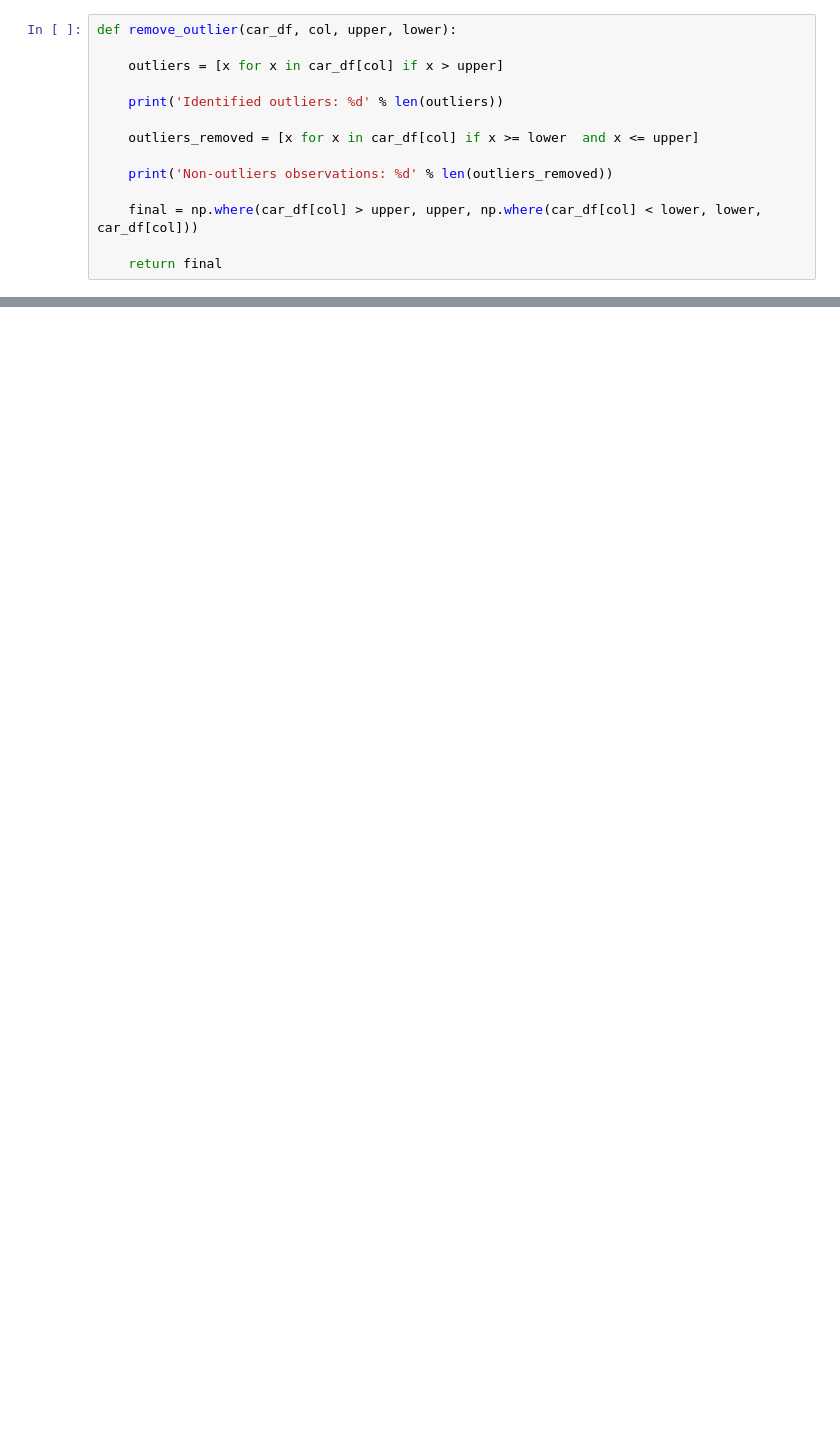
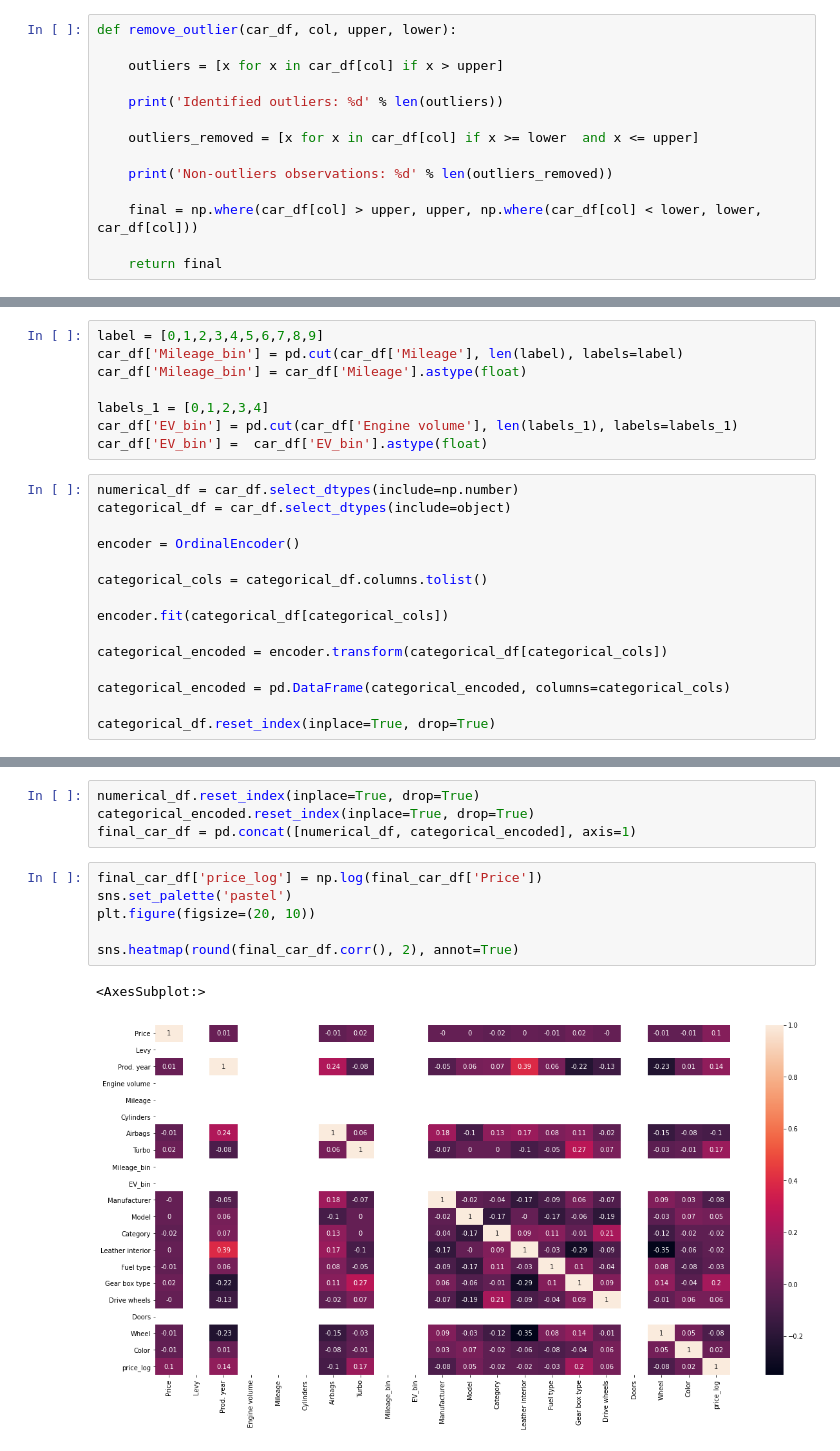
Before and after one commit to wessware/car_price_prediction_DL, a Jupyter notebook: car_price_prediction_DL.ipynb, the cells around one changed output, grey strips where cells are left out. Saved outputs shown, nothing was run; the diff lists cells and outputs as text; blank space fills up the shorter version.

```diff
--- a/car_price_prediction_DL.ipynb
+++ b/car_price_prediction_DL.ipynb
@@ -225,0 +258,23 @@ def remove_outlier(car_df, col, upper, lower):
+# %%
+label = [0,1,2,3,4,5,6,7,8,9]
+car_df['Mileage_bin'] = pd.cut(car_df['Mileage'], len(label), labels=label)
+car_df['Mileage_bin'] = car_df['Mileage'].astype(float)
+
+labels_1 = [0,1,2,3,4]
+car_df['EV_bin'] = pd.cut(car_df['Engine volume'], len(labels_1), labels=labels_1)
+car_df['EV_bin'] =  car_df['EV_bin'].astype(float)
+# %%
+numerical_df = car_df.select_dtypes(include=np.number)
+categorical_df = car_df.select_dtypes(include=object)
+
+encoder = OrdinalEncoder()
+
+categorical_cols = categorical_df.columns.tolist()
+
+encoder.fit(categorical_df[categorical_cols])
+
+categorical_encoded = encoder.transform(categorical_df[categorical_cols])
+
+categorical_encoded = pd.DataFrame(categorical_encoded, columns=categorical_cols)
+
+categorical_df.reset_index(inplace=True, drop=True)
@@ -225,0 +290,13 @@ def remove_outlier(car_df, col, upper, lower):
+# %%
+numerical_df.reset_index(inplace=True, drop=True)
+categorical_encoded.reset_index(inplace=True, drop=True)
+final_car_df = pd.concat([numerical_df, categorical_encoded], axis=1)
+# %%
+final_car_df['price_log'] = np.log(final_car_df['Price'])
+sns.set_palette('pastel')
+plt.figure(figsize=(20, 10))
+
+sns.heatmap(round(final_car_df.corr(), 2), annot=True)
+# %% [output]
+<AxesSubplot:>
+[figure, added]
```
Also changed, not shown: parts of 30 cells of this notebook.
